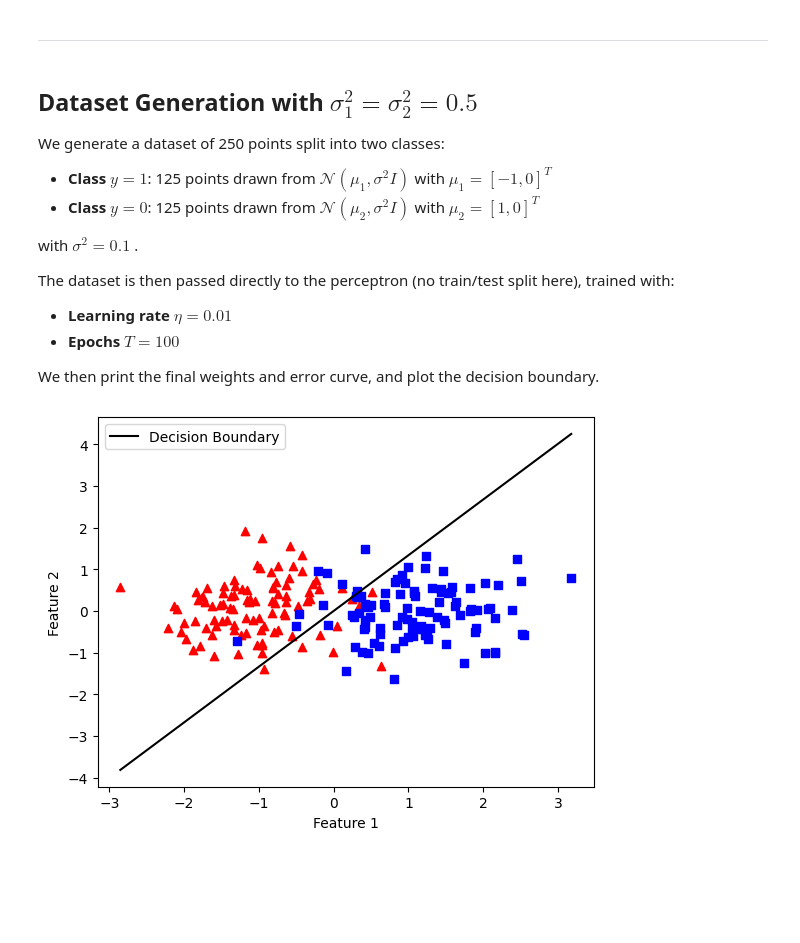
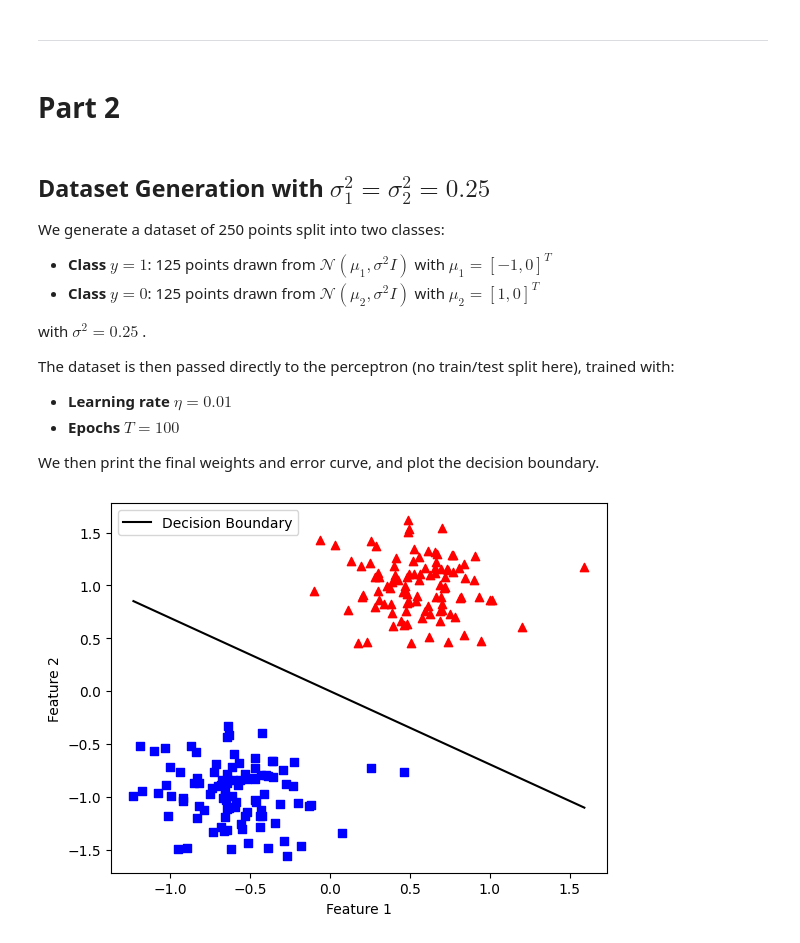
Before and after one commit to yasmineelhakem/deep_learning_labs, a Jupyter notebook: single_layer_perceptron.ipynb, the cells around one changed output. Saved outputs shown, nothing was run; the diff lists cells and outputs as text; code cells hidden in the pictures; blank space fills up the shorter version.

Commit message:
generate_dataset function corrected

```diff
--- a/single_layer_perceptron.ipynb
+++ b/single_layer_perceptron.ipynb
@@ -191,15 +191,17 @@ plot_decision_boundary(X,y,w)
 [figure]
 # %% [markdown]
 <hr>
+# %% [markdown]
+# Part 2
 # %% [markdown]
-## Dataset Generation with $\sigma_1^2 = \sigma_2^2 = 0.5$
+## Dataset Generation with $\sigma_1^2 = \sigma_2^2 = 0.25$
 
 We generate a dataset of 250 points split into two classes:
 
 - **Class $y = 1$**: 125 points drawn from $\mathcal{N}(\mu_1, \sigma^2 I)$ with $\mu_1 = [-1, 0]^T$
 - **Class $y = 0$**: 125 points drawn from $\mathcal{N}(\mu_2, \sigma^2 I)$ with $\mu_2 = [1, 0]^T$
 
-with $\sigma^2 = 0.1$ .
+with $\sigma^2 = 0.25$ .
 
 The dataset is then passed directly to the perceptron (no train/test split here), trained with:
 - **Learning rate** $\eta = 0.01$
@@ -237,8 +211,35 @@ def generate_dataset(sigma_sq, n=125, random_state=42):
-# %%
-X_train, X_test, y_train, y_test = generate_dataset(sigma_sq=0.5)
-
-w2, errors2 = perceptron(X_train, y_train, lr=0.01, epochs=1000)
-
-plot_decision_boundary(X_train, y_train, w2)
-# %% [output]
-[figure, removed]
+# %%
+from sklearn.model_selection import train_test_split
+from sklearn import datasets
+from sklearn.utils import shuffle
+
+def generate_dataset(n_samples=1000, cluster_std1=0.25, center_box1=(1, 0),
+                     cluster_std2=0.25, center_box2=(-1, 0), random=False):
+
+    # Generate the first cluster (class 0)
+    if random:
+        X1, y1 = datasets.make_blobs(n_samples=n_samples, n_features=2, centers=1,cluster_std=cluster_std1, random_state=2, center_box=center_box1)
+        X2, y2 = datasets.make_blobs(n_samples=n_samples, n_features=2, centers=1,cluster_std=cluster_std2, random_state=2, center_box=center_box2)
+    else:
+        X1, y1 = datasets.make_blobs(n_samples=n_samples, n_features=2, centers=1,cluster_std=cluster_std1, center_box=center_box1)
+        X2, y2 = datasets.make_blobs(n_samples=n_samples, n_features=2, centers=1, cluster_std=cluster_std2, center_box=center_box2)
+
+    # Assign class 1 to the second cluster
+    y2 = np.full((n_samples,), 1)
+
+    # Combine the two clusters into a single dataset
+    X = np.concatenate((X1, X2), axis=0)  # Combine features
+    y = np.concatenate((y1, y2), axis=0)  # Combine labels
+
+    # Shuffle the dataset to mix the two classes
+    X, y = shuffle(X, y, random_state=42)
+
+    X_train, X_test, y_train, y_test = train_test_split(X, y, test_size=0.2, random_state=42, shuffle=True)
+
+    return X_train, X_test, y_train, y_test
+# %%
+X_train, X_test, y_train, y_test = generate_dataset(n_samples=125,random=True)
+w2, errors2 = perceptron(X_train, y_train, lr=0.01, epochs=1000)
+plot_decision_boundary(X_train, y_train, w2)
+# %% [output]
+[figure, added]
```
Also changed, not shown: parts of 3 cells of this notebook.
